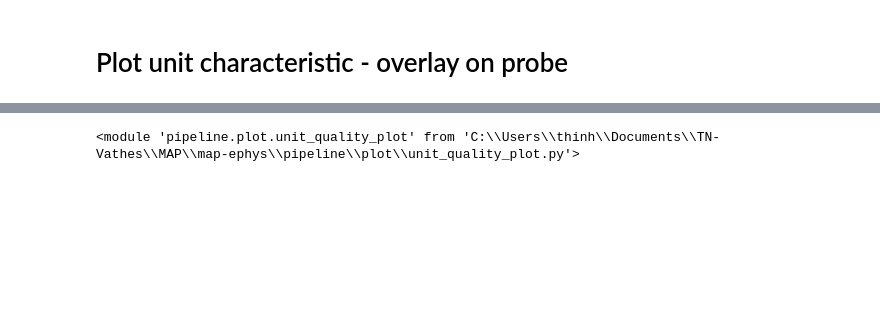
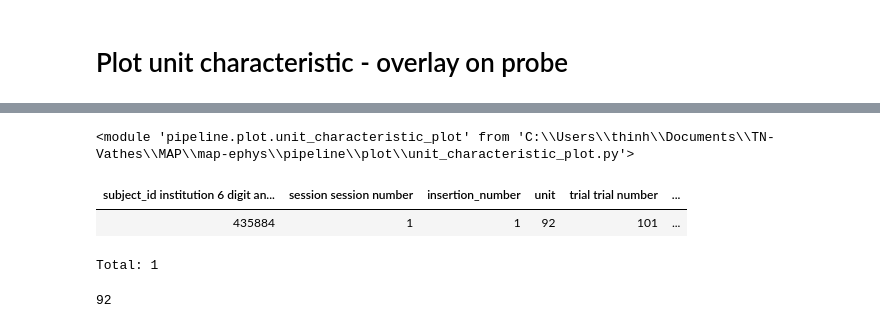
Before and after one commit to mesoscale-activity-map/map-ephys, a Jupyter notebook: notebook/plot_unit_metrics.ipynb, the cells around one changed output, grey strips where cells are left out. Cells and saved outputs as stored; diff of their text form; code cells hidden in the pictures; blank space fills up the shorter version.

```diff
--- a/notebook/plot_unit_metrics.ipynb
+++ b/notebook/plot_unit_metrics.ipynb
@@ -32,5 +32,11 @@ unit_characteristic_plot.plot_unit_characteristic(session_key)
 # %%
 import importlib
-importlib.reload(unit_quality_plot)
+importlib.reload(unit_characteristic_plot)
 # %% [output]
-<module 'pipeline.plot.unit_quality_plot' from 'C:\\Users\\thinh\\Documents\\TN-Vathes\\MAP\\map-ephys\\pipeline\\plot\\unit_quality_plot.py'>
+<module 'pipeline.plot.unit_characteristic_plot' from 'C:\\Users\\thinh\\Documents\\TN-Vathes\\MAP\\map-ephys\\pipeline\\plot\\unit_characteristic_plot.py'>
+# %%
+ephys.TrialSpikes & 'unit=92' & 'trial=101'
+# %% [output]
+| subject_id institution 6 digit an... | session session number | insertion_number | unit | trial trial number | ... |
+| 435884 | 1 | 1 | 92 | 101 | ... |
+Total: 1
@@ -36,0 +45,4 @@ importlib.reload(unit_quality_plot)
+# %%
+len(spk)
+# %% [output]
+92
```
Also changed, not shown: parts of 4 cells of this notebook, 4 other files.
